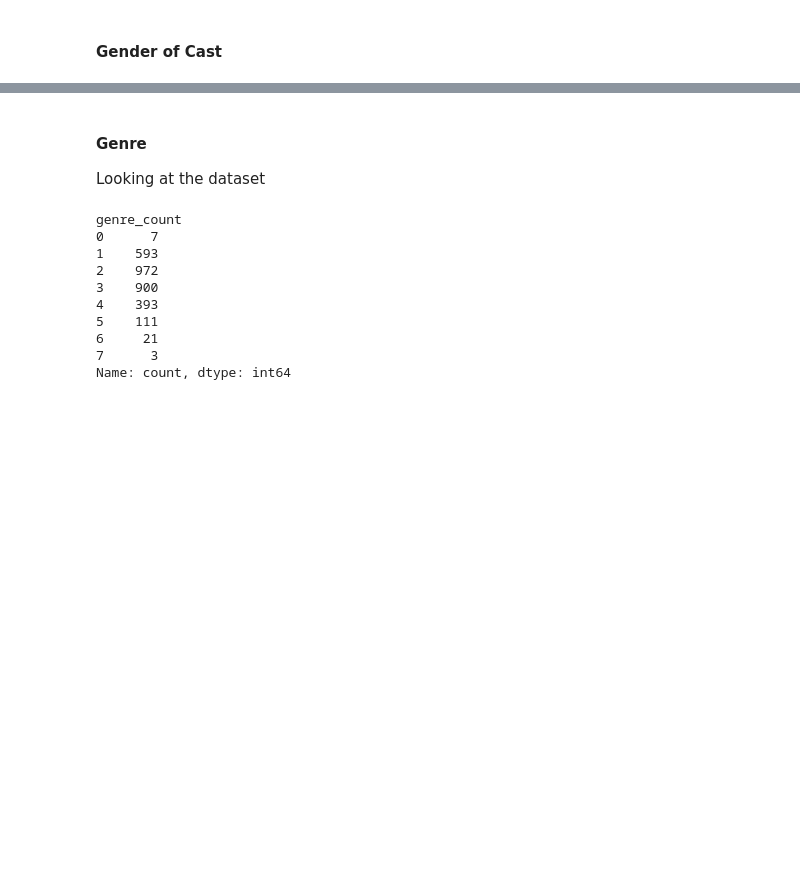
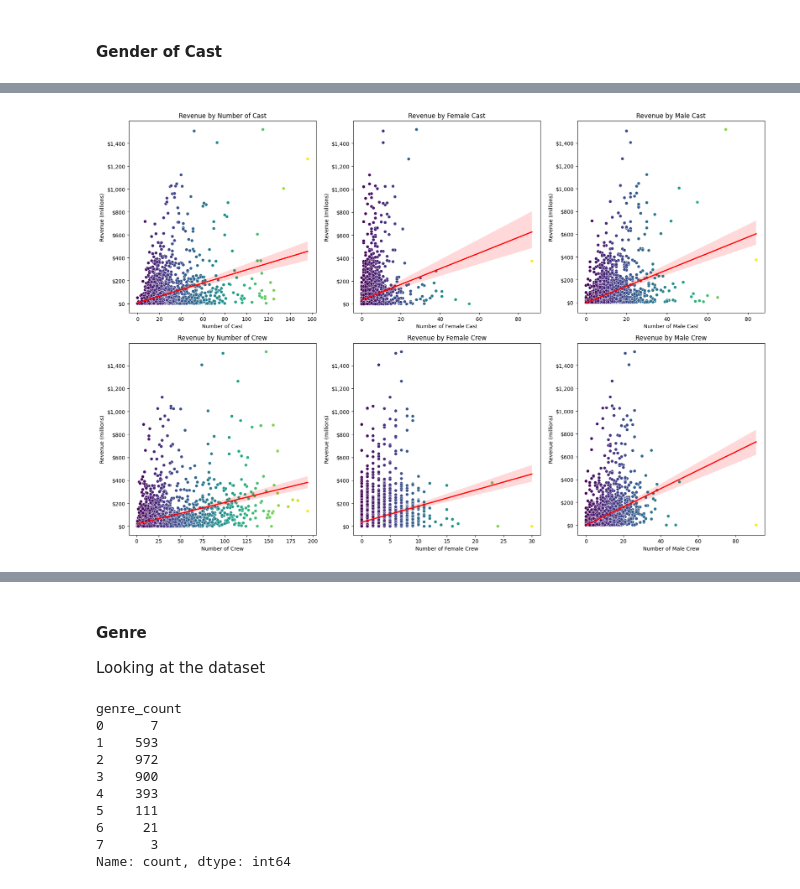
Before and after one commit to 1oannis/tmdb-machine-learning, a Jupyter notebook: tmdb.ipynb, the cells around one changed output, grey strips where cells are left out. Saved outputs shown, nothing was run; the diff lists cells and outputs as text; code cells hidden in the pictures; blank space fills up the shorter version.

```diff
--- a/tmdb.ipynb
+++ b/tmdb.ipynb
@@ -552,0 +698,80 @@ memory usage: 1.1+ MB
+# %%
+# Total cast count and by gender
+train['number_of_cast'] = train['cast'].str.count('name')
+train['female_cast'] = train['cast'].str.count(r'gender\'\:\s1')
+train['male_cast'] = train['cast'].str.count(r'gender\'\:\s2')
+train['unspecified_cast'] = train['cast'].str.count(r'gender\'\:\s0')
+
+# Total crew count and by gender
+train['number_of_crew'] = train['crew'].str.count('name')
+train['female_crew'] = train['crew'].str.count(r'gender\'\:\s1')
+train['male_crew'] = train['crew'].str.count(r'gender\'\:\s2')
+train['unspecified_crew'] = train['crew'].str.count(r'gender\'\:\s0')
+# %%
+# Create subplots
+plt.figure(figsize=(18, 12))
+
+# Number of cast
+plt.subplot(2, 3, 1)
+sns.scatterplot(data=train, x='number_of_cast', y='revenue', hue='number_of_cast', palette='viridis')
+sns.regplot(data=train, x='number_of_cast', y='revenue', scatter=False, color='red')
+plt.title('Revenue by Number of Cast')
+plt.xlabel('Number of Cast')
+plt.ylabel('Revenue (millions)')
+plt.yticks(np.arange(0, 1600000000, 200000000), [f'${x//1000000:,}' for x in np.arange(0, 1600000000, 200000000)])
+plt.legend().remove()
+
+# Female cast
+plt.subplot(2, 3, 2)
+sns.scatterplot(data=train, x='female_cast', y='revenue', hue='female_cast', palette='viridis')
+sns.regplot(data=train, x='female_cast', y='revenue', scatter=False, color='red')
+plt.title('Revenue by Female Cast')
+plt.xlabel('Number of Female Cast')
+plt.ylabel('Revenue (millions)')
+plt.yticks(np.arange(0, 1600000000, 200000000), [f'${x//1000000:,}' for x in np.arange(0, 1600000000, 200000000)])
+plt.legend().remove()
+
+# Male cast
+plt.subplot(2, 3, 3)
+sns.scatterplot(data=train, x='male_cast', y='revenue', hue='male_cast', palette='viridis')
+sns.regplot(data=train, x='male_cast', y='revenue', scatter=False, color='red')
+plt.title('Revenue by Male Cast')
+plt.xlabel('Number of Male Cast')
+plt.ylabel('Revenue (millions)')
+plt.yticks(np.arange(0, 1600000000, 200000000), [f'${x//1000000:,}' for x in np.arange(0, 1600000000, 200000000)])
+plt.legend().remove()
+
+# Number of crew
+plt.subplot(2, 3, 4)
+sns.scatterplot(data=train, x='number_of_crew', y='revenue', hue='number_of_crew', palette='viridis')
+sns.regplot(data=train, x='number_of_crew', y='revenue', scatter=False, color='red')
+plt.title('Revenue by Number of Crew')
+plt.xlabel('Number of Crew')
+plt.ylabel('Revenue (millions)')
+plt.yticks(np.arange(0, 1600000000, 200000000), [f'${x//1000000:,}' for x in np.arange(0, 1600000000, 200000000)])
+plt.legend().remove()
+
+# Female crew
+plt.subplot(2, 3, 5)
+sns.scatterplot(data=train, x='female_crew', y='revenue', hue='female_crew', palette='viridis')
+sns.regplot(data=train, x='female_crew', y='revenue', scatter=False, color='red')
+plt.title('Revenue by Female Crew')
+plt.xlabel('Number of Female Crew')
+plt.ylabel('Revenue (millions)')
+plt.yticks(np.arange(0, 1600000000, 200000000), [f'${x//1000000:,}' for x in np.arange(0, 1600000000, 200000000)])
+plt.legend().remove()
+
+# Male crew
+plt.subplot(2, 3, 6)
+sns.scatterplot(data=train, x='male_crew', y='revenue', hue='male_crew', palette='viridis')
+sns.regplot(data=train, x='male_crew', y='revenue', scatter=False, color='red')
+plt.title('Revenue by Male Crew')
+plt.xlabel('Number of Male Crew')
+plt.ylabel('Revenue (millions)')
+plt.yticks(np.arange(0, 1600000000, 200000000), [f'${x//1000000:,}' for x in np.arange(0, 1600000000, 200000000)])
+plt.legend().remove()
+
+plt.tight_layout()
+plt.show()
+# %% [output]
+[figure, added]
```
Also changed, not shown: parts of 11 cells of this notebook.
